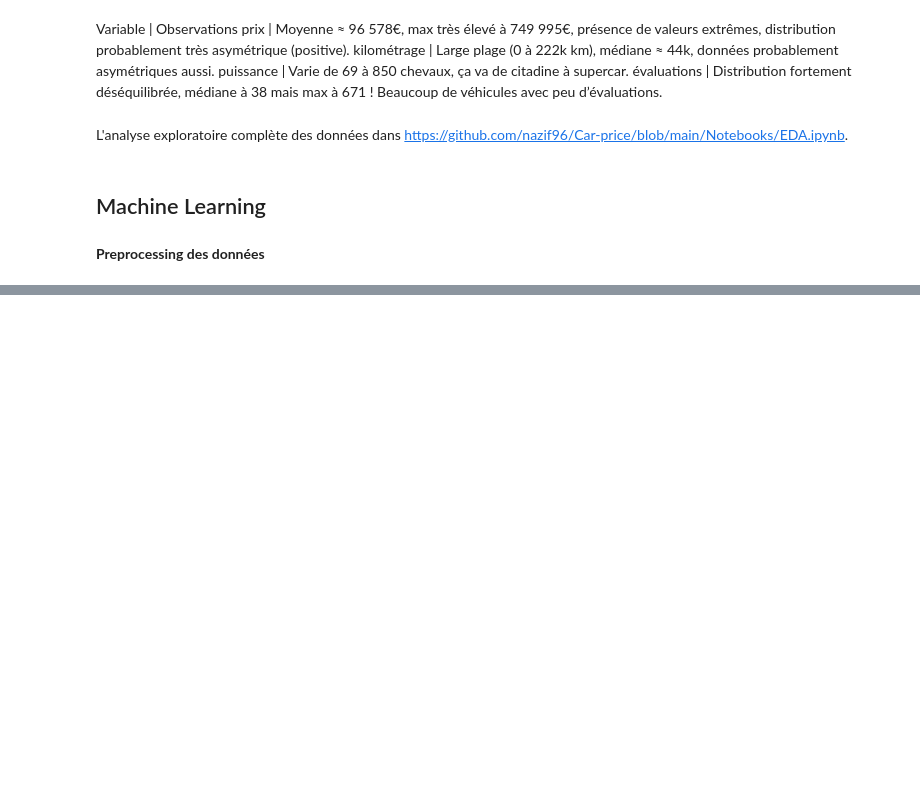
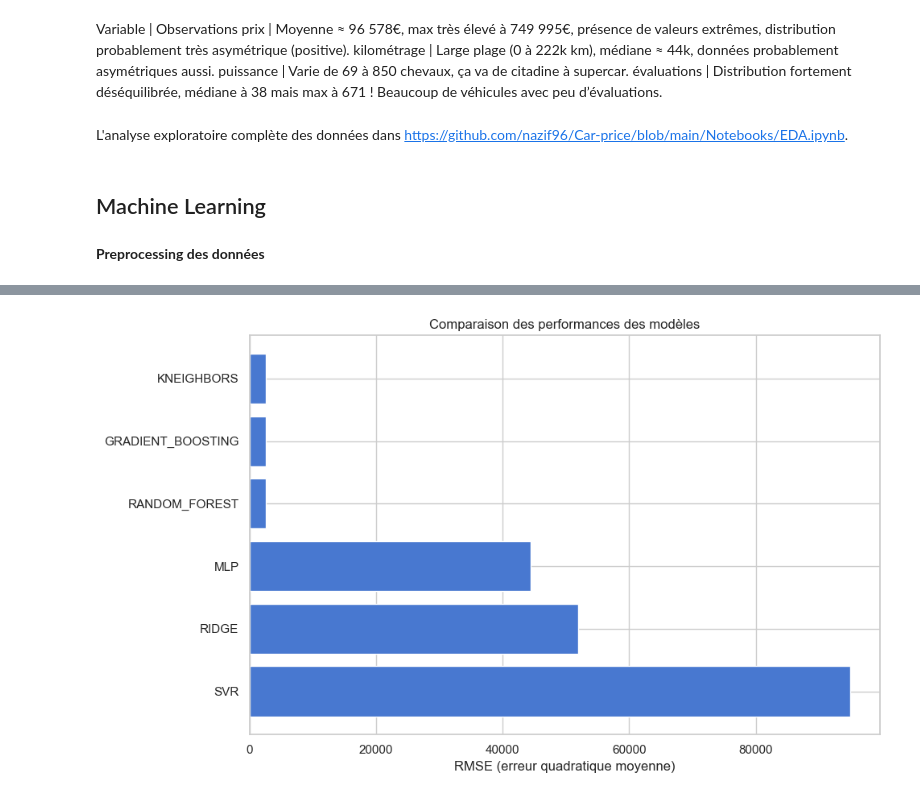
Before and after one commit to nazif96/Car-price, a Jupyter notebook: Principal.ipynb, the cells around one changed output, grey strips where cells are left out. Drawn from its saved outputs; the diff is of its cells as text; code cells hidden in the pictures; blank space fills up the shorter version.

```diff
--- a/Principal.ipynb
+++ b/Principal.ipynb
@@ -106,0 +169,3 @@ L'analyse exploratoire complète des données dans https://github.com/nazif96/Ca
+# %%
+df_results = pd.read_csv("resultats_modeles.csv")
+df_results
@@ -106,0 +180,11 @@ L'analyse exploratoire complète des données dans https://github.com/nazif96/Ca
+# %%
+# 📊 Visualisation des RMSE
+plt.figure(figsize=(10, 6))
+plt.barh(df_results["Modèle"], df_results["RMSE"])
+plt.xlabel("RMSE (erreur quadratique moyenne)")
+plt.title("Comparaison des performances des modèles")
+plt.gca().invert_yaxis()  # Pour que le meilleur modèle soit en haut
+plt.tight_layout()
+plt.show()
+# %% [output]
+[figure, added]
```
Also changed, not shown: parts of 15 cells of this notebook, 2 other files.
